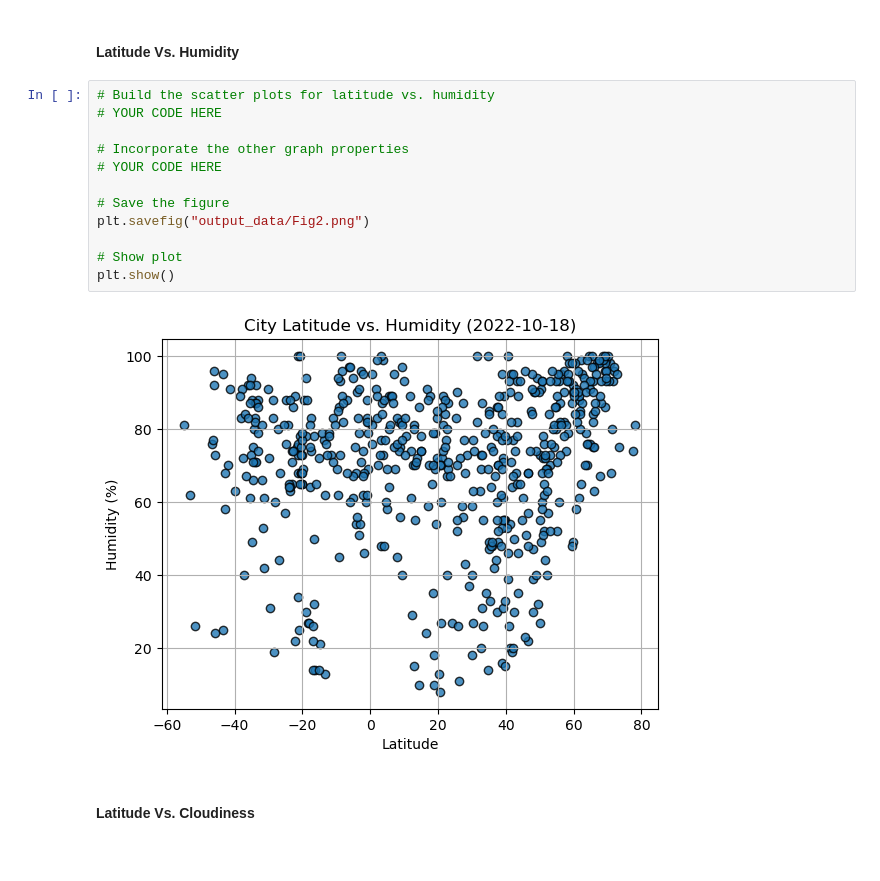
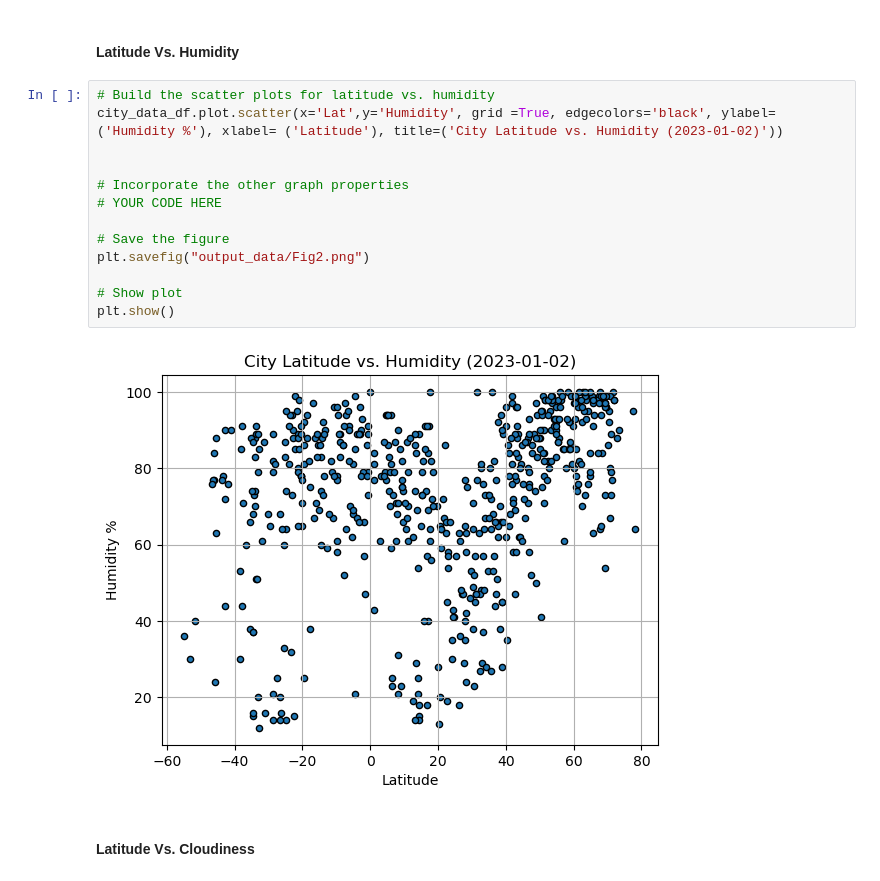
Before and after one commit to ericlsimon/python-api-challenge, a Jupyter notebook: WeatherPy/WeatherPy.ipynb, the cells around one changed output. Cells and saved outputs as stored; diff of their text form.

```diff
--- a/WeatherPy/WeatherPy.ipynb
+++ b/WeatherPy/WeatherPy.ipynb
@@ -221,18 +202,19 @@ plt.show()
 #### Latitude Vs. Humidity
 # %%
 # Build the scatter plots for latitude vs. humidity
-# YOUR CODE HERE
+city_data_df.plot.scatter(x='Lat',y='Humidity', grid =True, edgecolors='black', ylabel= ('Humidity %'), xlabel= ('Latitude'), title=('City Latitude vs. Humidity (2023-01-02)'))
+
 
 # Incorporate the other graph properties
 # YOUR CODE HERE
 
 # Save the figure
 plt.savefig("output_data/Fig2.png")
 
 # Show plot
 plt.show()
 # %% [output]
-[figure, old version]
+[figure, new version]
 # %% [markdown]
 #### Latitude Vs. Cloudiness
 # %%
```
Also changed, not shown: parts of 30 cells of this notebook, 5 other files.
